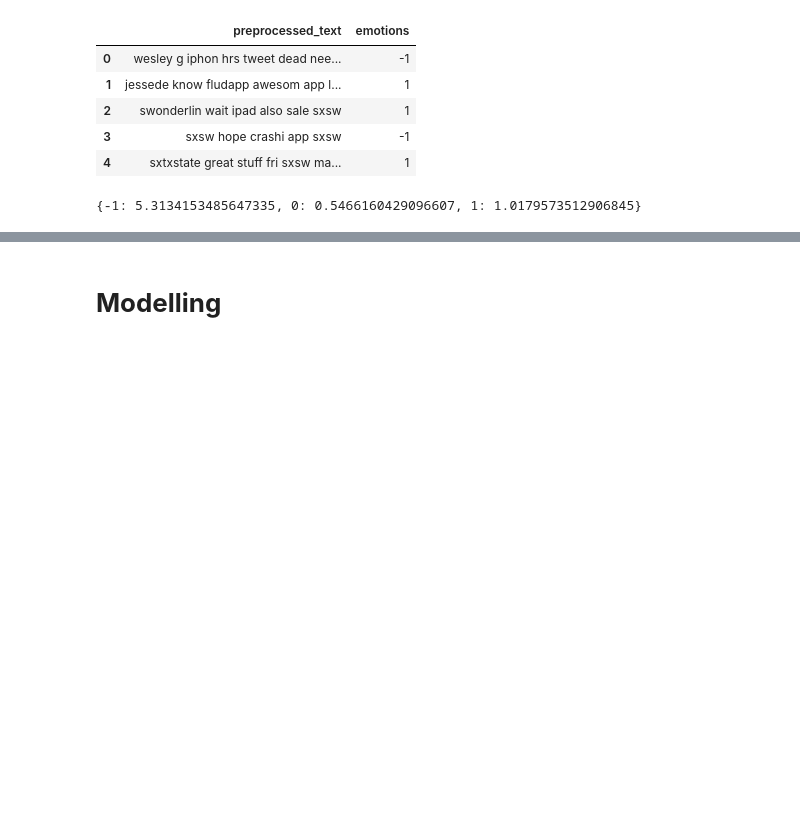
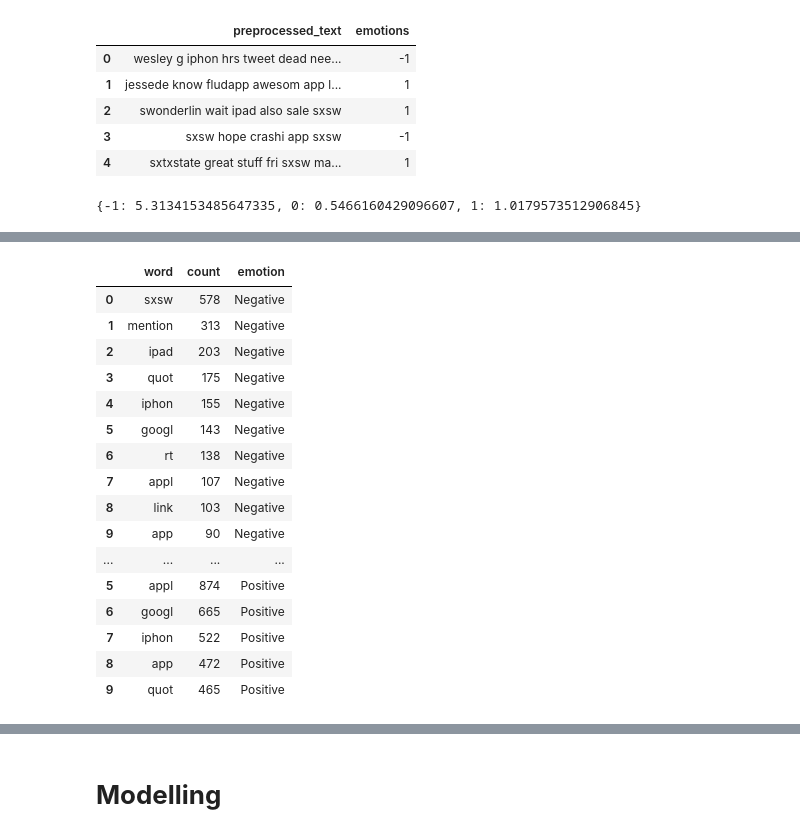
Before and after one commit to Ess-tatu/Analyzing-sentiment-in-tweets-about-Apple-and-Google-products., a Jupyter notebook: APEX_Analytics_Sentiment_Analysis_on_Apple_and_Google_Products_Model_Evaluation_&_Conclusions__F.ipynb, the cells around one changed output, grey strips where cells are left out. Cells and saved outputs as stored; diff of their text form; code cells hidden in the pictures; blank space fills up the shorter version.

```diff
--- a/APEX_Analytics_Sentiment_Analysis_on_Apple_and_Google_Products_Model_Evaluation_&_Conclusions__F.ipynb
+++ b/APEX_Analytics_Sentiment_Analysis_on_Apple_and_Google_Products_Model_Evaluation_&_Conclusions__F.ipynb
@@ -280,0 +321,31 @@ print(class_weights_dict)
+# %%
+# Combine the three into a DataFrame
+def to_df(word_list, label):
+    words, counts = zip(*word_list)
+    return pd.DataFrame({'word': words, 'count': counts, 'emotion': label})
+
+df_plot = pd.concat([
+    to_df(top_neg, 'Negative'),
+    to_df(top_neu, 'Neutral'),
+    to_df(top_pos, 'Positive')
+])
+
+df_plot
+# %% [output]
+|  | word | count | emotion |
+| 0 | sxsw | 578 | Negative |
+| 1 | mention | 313 | Negative |
+| 2 | ipad | 203 | Negative |
+| 3 | quot | 175 | Negative |
+| 4 | iphon | 155 | Negative |
+| 5 | googl | 143 | Negative |
+| 6 | rt | 138 | Negative |
+| 7 | appl | 107 | Negative |
+| 8 | link | 103 | Negative |
+| 9 | app | 90 | Negative |
+| ... | ... | ... | ... |
+| 5 | appl | 874 | Positive |
+| 6 | googl | 665 | Positive |
+| 7 | iphon | 522 | Positive |
+| 8 | app | 472 | Positive |
+| 9 | quot | 465 | Positive |
```
Also changed, not shown: parts of 14 cells of this notebook.
